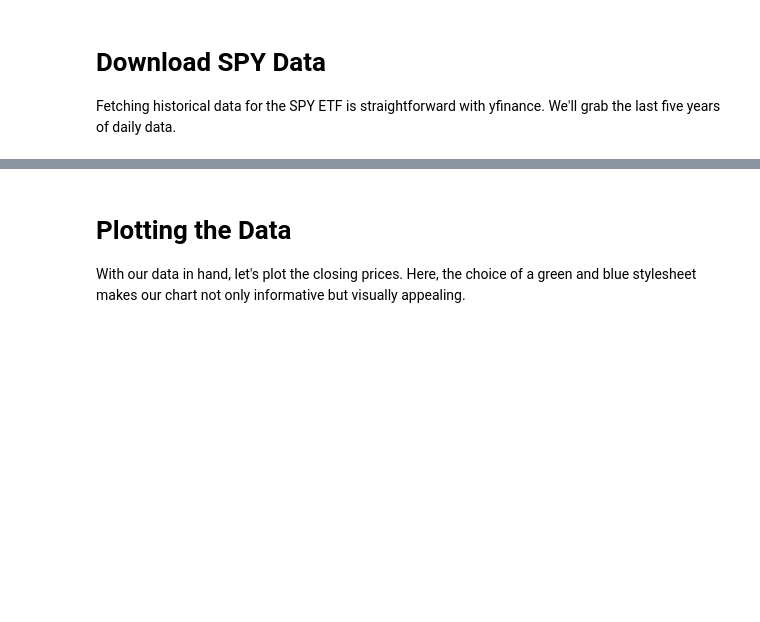
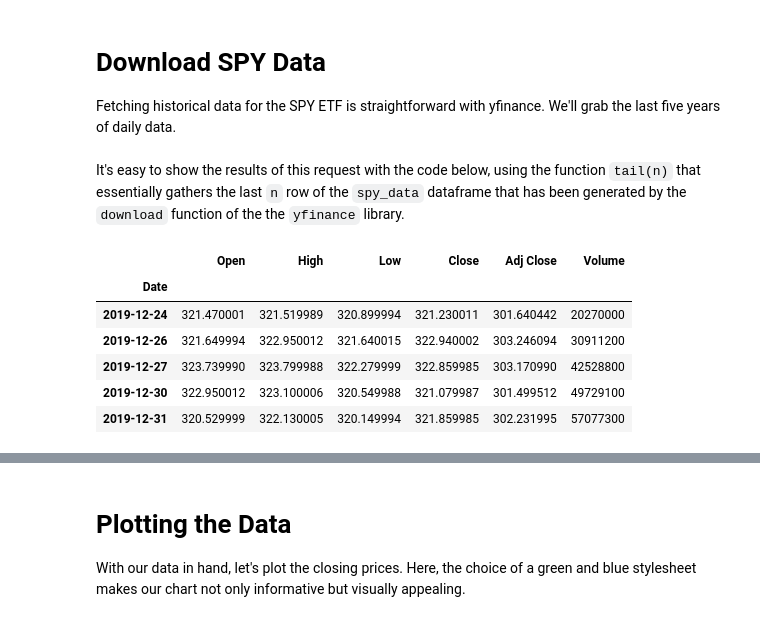
Before and after one commit to vdenoise/portfolio-geek, a Jupyter notebook: posts/tutorials/en/spy-and-matplotlib.ipynb, the cells around one changed output, grey strips where cells are left out. Drawn from its saved outputs; the diff is of its cells as text; code cells hidden in the pictures; blank space fills up the shorter version.

```diff
--- a/posts/tutorials/en/spy-and-matplotlib.ipynb
+++ b/posts/tutorials/en/spy-and-matplotlib.ipynb
@@ -22,3 +31,15 @@ import matplotlib.pyplot as plt
 Fetching historical data for the SPY ETF is straightforward with yfinance. We'll grab the last five years of daily data.
 # %%
 spy_data = yf.download('SPY', start='2015-01-01', end='2020-01-01', progress=False)
+# %% [markdown]
+It's easy to show the results of this request with the code below, using the function `tail(n)` that essentially gathers the last `n` row of the `spy_data` dataframe that has been generated by the `download` function of the the `yfinance` library.
+# %%
+spy_data.tail(5)
+# %% [output]
+|  | Open | High | Low | Close | Adj Close | Volume |
+| Date |  |  |  |  |  |  |
+| 2019-12-24 | 321.470001 | 321.519989 | 320.899994 | 321.230011 | 301.640442 | 20270000 |
+| 2019-12-26 | 321.649994 | 322.950012 | 321.640015 | 322.940002 | 303.246094 | 30911200 |
+| 2019-12-27 | 323.739990 | 323.799988 | 322.279999 | 322.859985 | 303.170990 | 42528800 |
+| 2019-12-30 | 322.950012 | 323.100006 | 320.549988 | 321.079987 | 301.499512 | 49729100 |
+| 2019-12-31 | 320.529999 | 322.130005 | 320.149994 | 321.859985 | 302.231995 | 57077300 |
```
Also changed, not shown: parts of 6 cells of this notebook, 21 other files.
